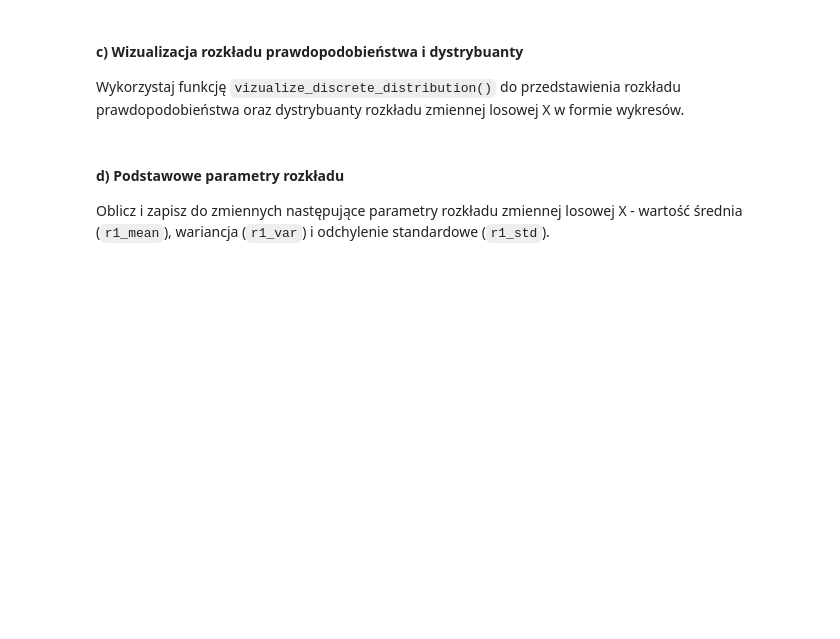
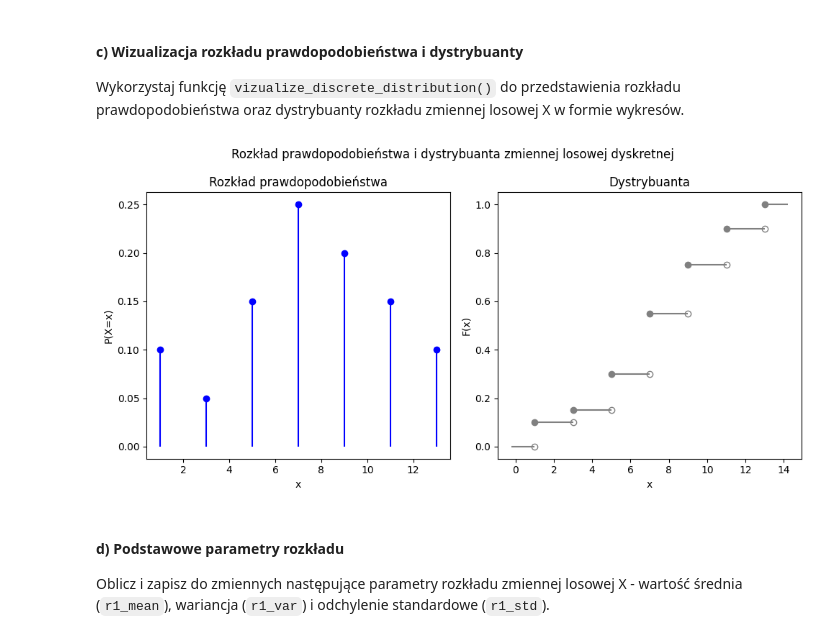
Before and after one commit to grupStat/proj1, a Jupyter notebook: ZZ01.ipynb, the cells around one changed output. Cells and saved outputs as stored; diff of their text form; code cells hidden in the pictures; blank space fills up the shorter version.

```diff
--- a/ZZ01.ipynb
+++ b/ZZ01.ipynb
@@ -108,8 +111,10 @@ Przedstaw funkcję rozkładu prawdopodobieństwa zmiennej losowej X w formie tab
 > Kolumny:</br>
 > P(X=x) - prawdopodobieństwo poszczególnych wariantów.
 # %%
-# YOUR CODE HERE
-raise NotImplementedError()
+r_variants = np.array([1, 3, 5, 7, 9, 11, 13])
+r_probabilities = np.array([0.1, 0.05, 0.15, 0.25, 0.2, 0.15, 0.1])
+r1p = pd.DataFrame(data=r_probabilities, index=r_variants, columns=["P(X=x)"])
+r1p.index.name = 'x'
 # %%
 # Komórka testowa
 assert type(r1p) == pd.DataFrame
@@ -132,8 +137,12 @@ Przedstaw dystrybuantę zmiennej losowej X w formie tablicy `r1f` o następując
 Uwagi do wykonania zadania:
  - Przedziały wartości zdefiniuj jako `pandas.IntervalIndex` za pomocą jednej z metod tej klasy  -  `from_array()`, `from_tuples()` lub `from_breaks()`.
 # %%
-# YOUR CODE HERE
-raise NotImplementedError()
+r_cumulative_probabilities = np.cumsum(r1p["P(X=x)"].values)
+r_cumulative_probabilities = np.hstack([0, r_cumulative_probabilities])
+breaks = np.hstack([-np.inf, r_variants, np.inf])
+r_intervals = pd.IntervalIndex.from_breaks(breaks, closed="left")
+r1f = pd.DataFrame(data=r_cumulative_probabilities, index=r_intervals, columns=["F(x)"])
+r1f.index.name = 'x'
 # %%
 # Komórka testowa
 assert type(r1f) == pd.DataFrame
@@ -149,8 +158,47 @@ assert np.isclose(r1f["F(x)"].max(), 1.0)
 
 Wykorzystaj funkcję `vizualize_discrete_distribution()` do przedstawienia rozkładu prawdopodobieństwa oraz dystrybuanty rozkładu zmiennej losowej X w formie wykresów.
 # %%
-# YOUR CODE HERE
-raise NotImplementedError()
+def vizualize_discrete_distribution(pmf, cdf, mask=None):
+    pmf_name = pmf.columns[0]
+    pmf_plot = pmf.copy(deep=True)
+
+    cdf_name = cdf.columns[0]
+    cdf_index = cdf.index.copy(deep=True)
+    cdf_index_range = cdf.index[-1].left - cdf.index[0].right
+    cdf_index.values[0] = pd.Interval(cdf.index[0].right - 0.1*cdf_index_range, cdf.index[0].right, closed=cdf.index.closed)
+    cdf_index.values[-1] = pd.Interval(cdf.index[-1].left, cdf.index[-1].left + 0.1*cdf_index_range, closed=cdf.index.closed)
+    cdf_plot = pd.DataFrame(data=cdf.values, index=cdf_index, columns=[cdf_name])
+    cdf_plot.index.name = cdf.index.name
+
+    fig, axes = plt.subplots(1, 2, figsize=(10, 5), facecolor='white')
+
+    fig.suptitle("Rozkład prawdopodobieństwa i dystrybuanta zmiennej losowej dyskretnej")
+
+    if mask is None:
+        axes[0].scatter(pmf.index, pmf_plot[pmf_name], color="blue")
+        axes[0].vlines(pmf.index, 0, pmf_plot[pmf_name], color="blue")
+    else:
+        axes[0].scatter(pmf.index[~mask], pmf_plot[pmf_name][~mask], color="red")
+        axes[0].scatter(pmf.index[mask], pmf_plot[pmf_name][mask], color="green")
+        axes[0].vlines(pmf.index[~mask], 0, pmf_plot[pmf_name][~mask], color="red")
+        axes[0].vlines(pmf.index[mask], 0, pmf_plot[pmf_name][mask], color="green")
+    axes[0].set_title("Rozkład prawdopodobieństwa")
+    axes[0].set_xlabel(pmf_plot.index.name)
+    axes[0].set_ylabel(pmf_name)
+
+    axes[1].hlines(cdf_plot[cdf_name], cdf_plot.index.left, cdf_plot.index.right, color="grey")
+    axes[1].scatter(cdf_plot.index.left[1:], cdf_plot[cdf_name][1:], color="grey")
+    axes[1].scatter(cdf_plot.index.right[:-1], cdf_plot[cdf_name][:-1], color='white', edgecolor="grey")
+    axes[1].set_title("Dystrybuanta")
+    axes[1].set_xlabel(cdf_plot.index.name)
+    axes[1].set_ylabel(cdf_name)
+
+    plt.tight_layout()
+    plt.show()
+
+vizualize_discrete_distribution(r1p, r1f)
+# %% [output]
+[figure, added]
 # %% [markdown]
 #### d) Podstawowe parametry rozkładu
 
```
Also changed, not shown: parts of 5 cells of this notebook.
